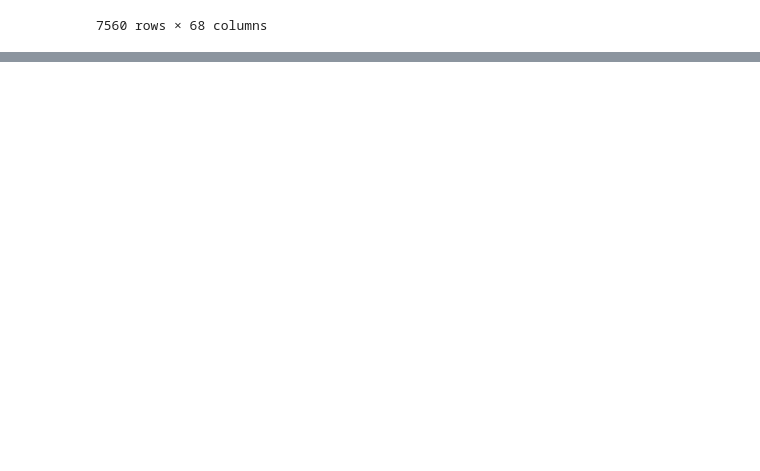
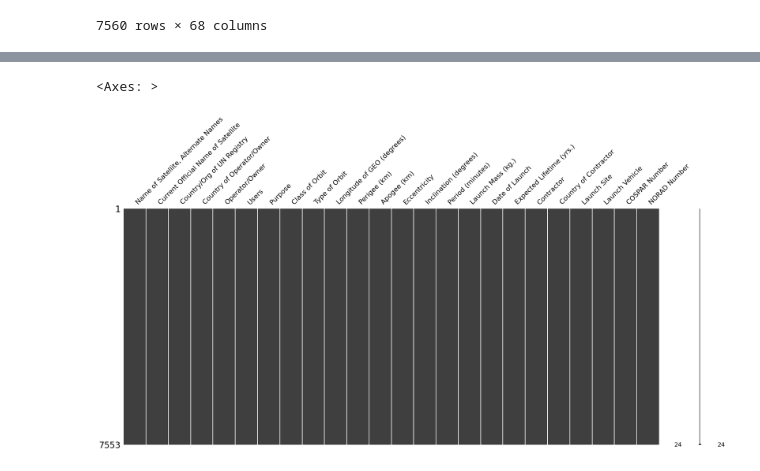
Before and after one commit to Goutham-26/DSA, a Jupyter notebook: mini_project.ipynb, the cells around one changed output, grey strips where cells are left out. Cells and saved outputs as stored; diff of their text form; code cells hidden in the pictures; blank space fills up the shorter version.

```diff
--- a/mini_project.ipynb
+++ b/mini_project.ipynb
@@ -74,0 +162,3 @@ Extracted 7560 rows
+# %%
+processed_data.drop(['Dry Mass (kg.)','Power (watts)','Comments','Detailed Purpose'], axis=1, inplace=True)
+processed_data.isnull().sum()
@@ -74,0 +184,13 @@ Extracted 7560 rows
+# %%
+processed_data['Date of Launch'] = processed_data['Date of Launch'].fillna(processed_data['Date of Launch'].median())
+# %%
+for col in processed_data.columns:
+  if processed_data[col].isnull().any():
+    if processed_data[col].dtype in ['float64','int64']:
+      processed_data[col]=processed_data[col].fillna(processed_data[col].median())
+      print("Median is applied to the numbers")
+    elif processed_data[col].dtype=='object':
+      processed_data[col]=processed_data[col].fillna(processed_data[col].mode()[0])
+      print("Mode is applied to the objects")
+
+processed_data.isnull().sum()
@@ -74,0 +226,5 @@ Extracted 7560 rows
+# %%
+msn.matrix(processed_data)
+# %% [output]
+<Axes: >
+[figure, added]
```
Also changed, not shown: parts of 20 cells of this notebook.
